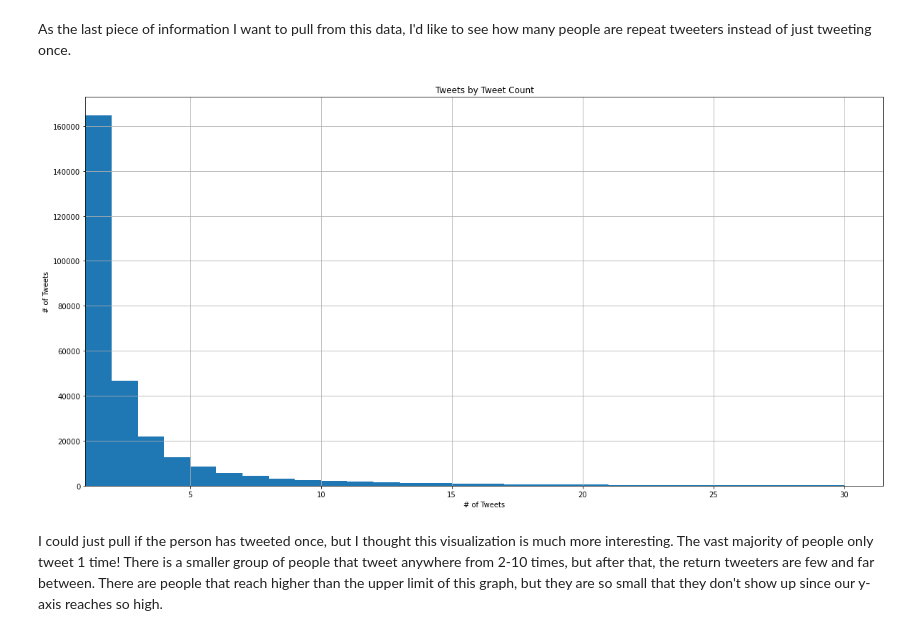
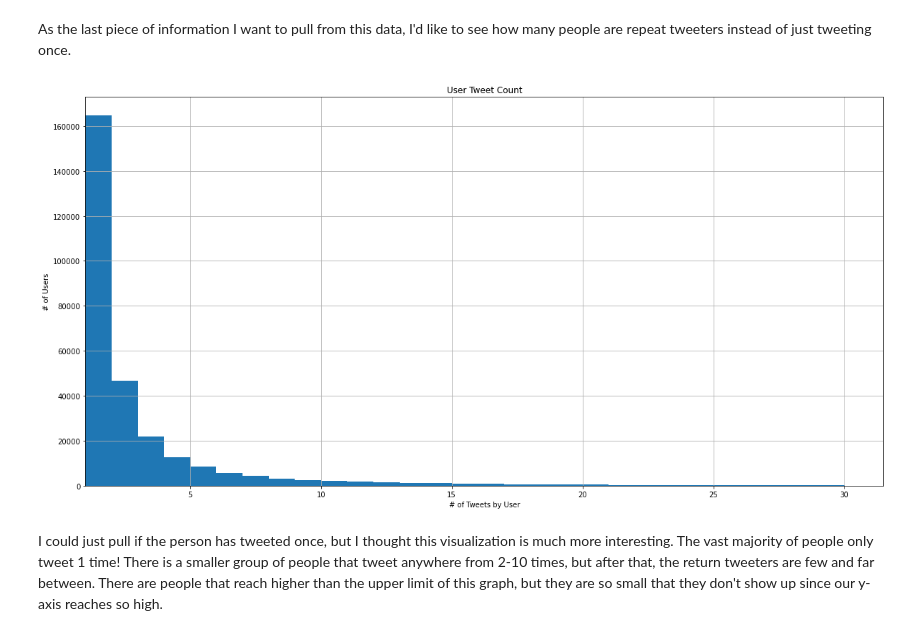
Before and after one commit to herbieschwartz98/Wordle_Data_Project, a Jupyter notebook: Wordle Data Project.ipynb, the cells around one changed output. Drawn from its saved outputs; the diff is of its cells as text; code cells hidden in the pictures.

```diff
--- a/Wordle Data Project.ipynb
+++ b/Wordle Data Project.ipynb
@@ -21,6 +21,5 @@ import seaborn as sns
 # %% [markdown]
 # Loading, Cleaning, Transforming Data
 # %%
-og_wordle = pd.read_csv('C:\\Users\\ASUS\\Documents\\DS_data\\Wordle_tweets.csv')
-wordle = pd.read_csv('C:\\Users\\ASUS\\Documents\\DS_data\\Wordle_tweets.csv')
+wordle = pd.read_csv('Wordle_tweets.csv')
 # %% [markdown]
@@ -166,13 +165,13 @@ The numbers have almost entirely flipped! This would make sense because it is ea
 As the last piece of information I want to pull from this data, I'd like to see how many people are repeat tweeters instead of just tweeting once.
 # %%
 number_of_tweets = wordle['tweet_username'].value_counts().hist(figsize = (20, 10), range = (0, 30), bins = 30)
-number_of_tweets.set_title('Tweets by Tweet Count')
-number_of_tweets.set_xlabel('# of Tweets')
-number_of_tweets.set_ylabel('# of Tweets')
+number_of_tweets.set_title('User Tweet Count')
+number_of_tweets.set_xlabel('# of Tweets by User')
+number_of_tweets.set_ylabel('# of Users')
 number_of_tweets.set_xlim(1)
 number_of_tweets.tick_params(axis = 'x', rotation = 0)
 # %% [output]
-[figure, old version]
+[figure, new version]
 # %% [markdown]
 I could just pull if the person has tweeted once, but I thought this visualization is much more interesting. The vast majority of people only tweet 1 time! There is a smaller group of people that tweet anywhere from 2-10 times, but after that, the return tweeters are few and far between. There are people that reach higher than the upper limit of this graph, but they are so small that they don't show up since our y-axis reaches so high.
 # %% [markdown]
```
Also changed, not shown: parts of 3 cells of this notebook.
